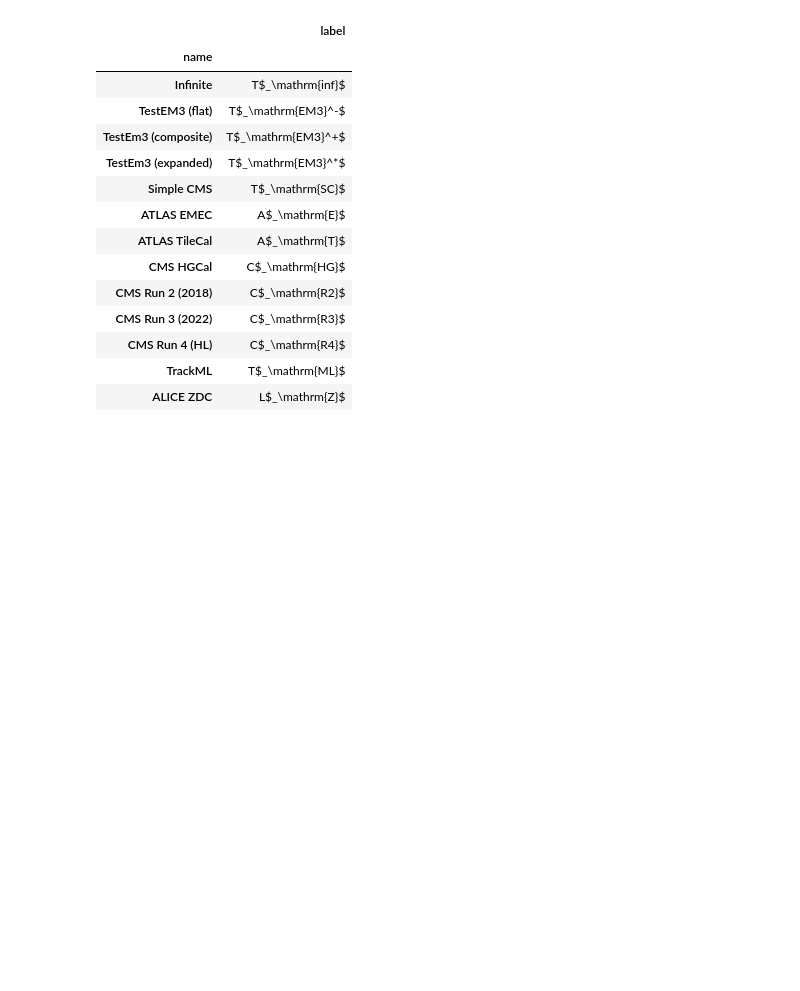
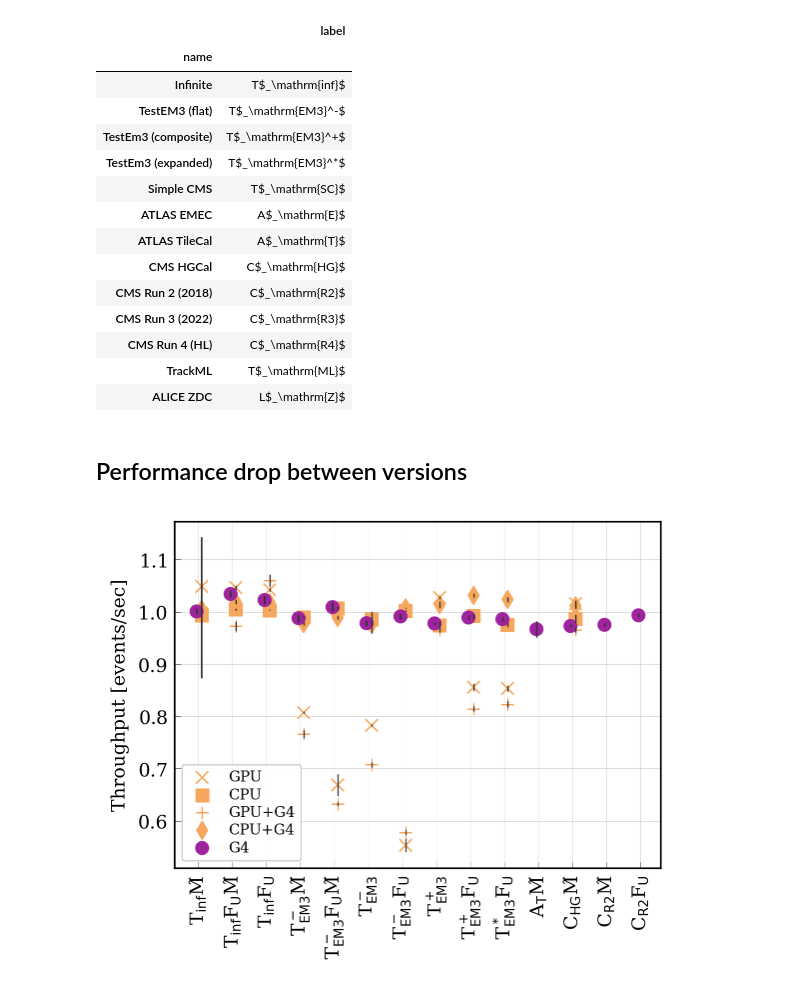
Before and after one commit to celeritas-project/regression, a Jupyter notebook: analysis.ipynb, the cells around one changed output. Drawn from its saved outputs; the diff is of its cells as text; code cells hidden in the pictures; blank space fills up the shorter version.

```diff
--- a/analysis.ipynb
+++ b/analysis.ipynb
@@ -131,0 +118,3 @@ Name: action_times, Length: 520, dtype: object
+# %%
+frontier_v050 = analyze.Analysis('results/frontier-v0.5/')
+print(frontier_v050)
@@ -326,3 +342,9 @@ temp
 | CMS Run 4 (HL) | C$_\mathrm{R4}$ |
 | TrackML | T$_\mathrm{ML}$ |
 | ALICE ZDC | L$_\mathrm{Z}$ |
+# %% [markdown]
+## Performance drop between versions
+# %%
+analyses = {a.version: a for a in [frontier, frontier_v050]}
+analyses['0.5.0'] = analyses.pop('0.5.0-dev.202+141cd4928')
+throughput = {k: analyze.summarize_instances(a.result['avg_event_per_time']) for k, a in analyses.items()}
@@ -328,0 +353,14 @@ temp
+# %%
+def plot_ratio(result_dict):
+    rel = analyze.calc_summary_ratio(result_dict['0.5.0'], result_dict['0.4.4'])
+    fig, ax = plt.subplots(layout="constrained")
+    frontier_v050.plot_results(ax, rel)
+    ax.grid(which='both')
+    ax.legend()
+    return ax
+# %%
+ax = plot_ratio(throughput)
+ax.set_ylabel(f"Throughput [events/sec]")
+ax.get_figure().savefig('throughput.png', dpi=300)
+# %% [output]
+[figure, added]
```
Also changed, not shown: parts of 11 cells of this notebook, 1 other file.
